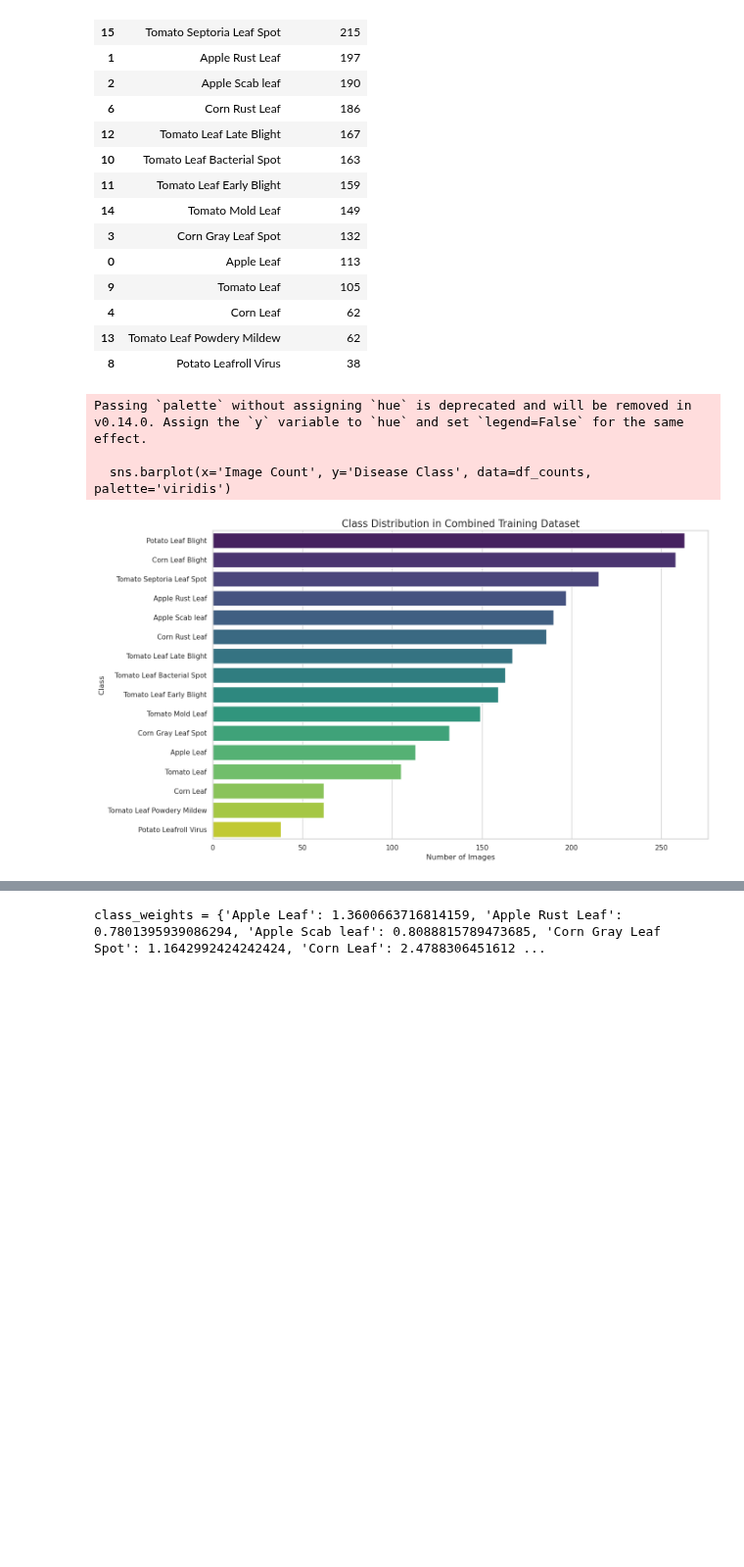
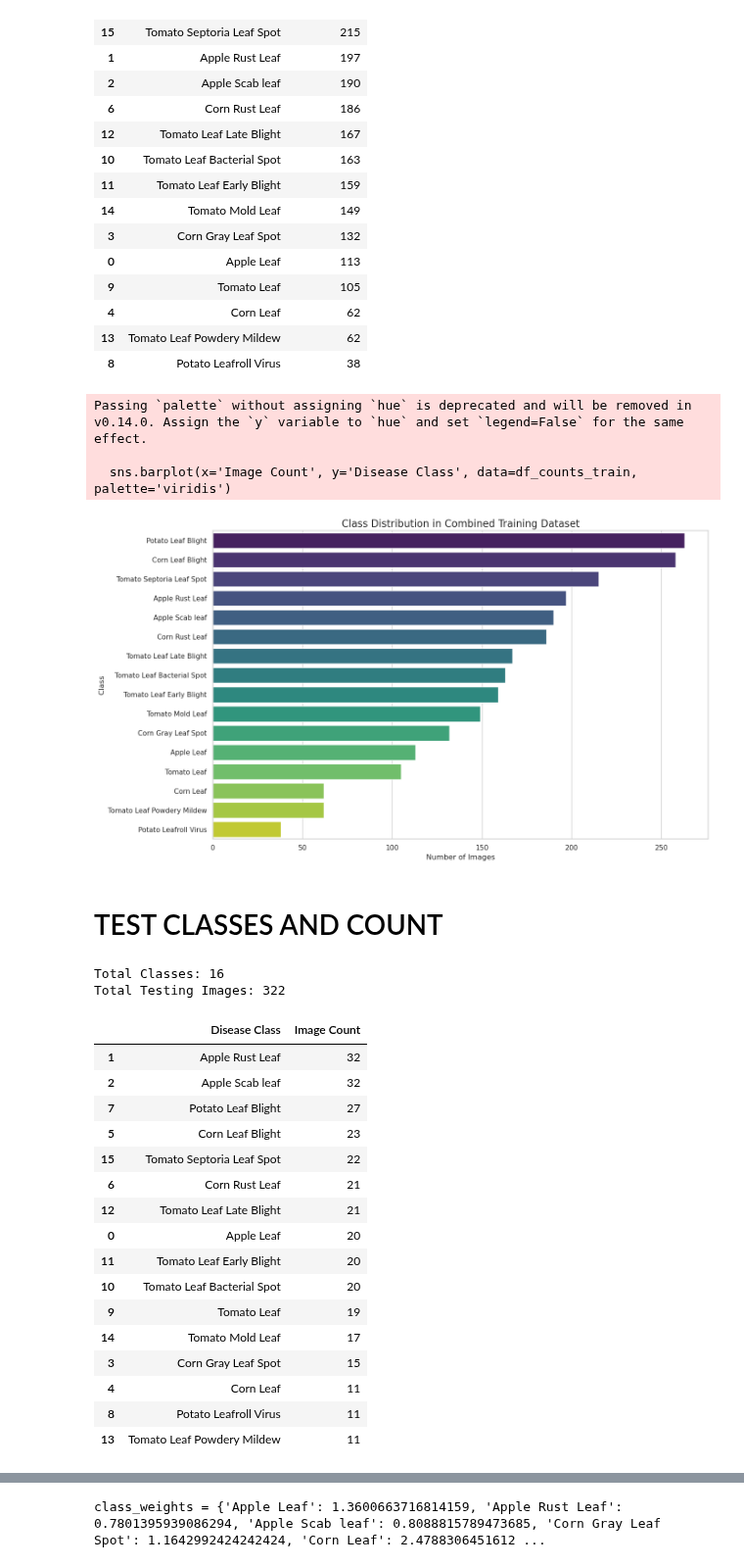
Before and after one commit to jagujay/plant-disease-detection, a Jupyter notebook: preprocessing/EDA and Noise.ipynb, the cells around one changed output, grey strips where cells are left out. Shown at 98% size. Drawn from its saved outputs; the diff is of its cells as text; code cells hidden in the pictures; blank space fills up the shorter version.

```diff
--- a/preprocessing/EDA and Noise.ipynb
+++ b/preprocessing/EDA and Noise.ipynb
@@ -53,7 +57,7 @@ df_counts
 | 8 | Potato Leafroll Virus | 38 |
 # %%
 plt.figure(figsize=(14, 8))
-sns.barplot(x='Image Count', y='Disease Class', data=df_counts, palette='viridis')
+sns.barplot(x='Image Count', y='Disease Class', data=df_counts_train, palette='viridis')
 plt.title('Class Distribution in Combined Training Dataset', fontsize=16)
 plt.xlabel('Number of Images', fontsize=12)
 plt.ylabel('Class', fontsize=12)
@@ -62,5 +66,40 @@ plt.show()
 # %% [output]
 Passing `palette` without assigning `hue` is deprecated and will be removed in v0.14.0. Assign the `y` variable to `hue` and set `legend=False` for the same effect.
 
-  sns.barplot(x='Image Count', y='Disease Class', data=df_counts, palette='viridis')
+  sns.barplot(x='Image Count', y='Disease Class', data=df_counts_train, palette='viridis')
 [figure]
+# %% [markdown]
+# TEST CLASSES AND COUNT
+# %%
+test_classes = test_dataset.classes
+print(f"Total Classes: {len(test_classes)}")
+print(f"Total Testing Images: {len(test_dataset)}")
+# %% [output]
+Total Classes: 16
+Total Testing Images: 322
+# %%
+test_class_counts = {class_name: 0 for class_name in test_classes}
+for _, class_idx in test_dataset.samples:
+    test_class_counts[test_classes[class_idx]] += 1
+
+df_counts_test = pd.DataFrame(list(test_class_counts.items()), columns=['Disease Class', 'Image Count'])
+df_counts_test = df_counts_test.sort_values(by='Image Count', ascending=False)
+df_counts_test
+# %% [output]
+|  | Disease Class | Image Count |
+| 1 | Apple Rust Leaf | 32 |
+| 2 | Apple Scab leaf | 32 |
+| 7 | Potato Leaf Blight | 27 |
+| 5 | Corn Leaf Blight | 23 |
+| 15 | Tomato Septoria Leaf Spot | 22 |
+| 6 | Corn Rust Leaf | 21 |
+| 12 | Tomato Leaf Late Blight | 21 |
+| 0 | Apple Leaf | 20 |
+| 11 | Tomato Leaf Early Blight | 20 |
+| 10 | Tomato Leaf Bacterial Spot | 20 |
+| 9 | Tomato Leaf | 19 |
+| 14 | Tomato Mold Leaf | 17 |
+| 3 | Corn Gray Leaf Spot | 15 |
+| 4 | Corn Leaf | 11 |
+| 8 | Potato Leafroll Virus | 11 |
+| 13 | Tomato Leaf Powdery Mildew | 11 |
```
Also changed, not shown: parts of 24 cells of this notebook, 11 other files.
